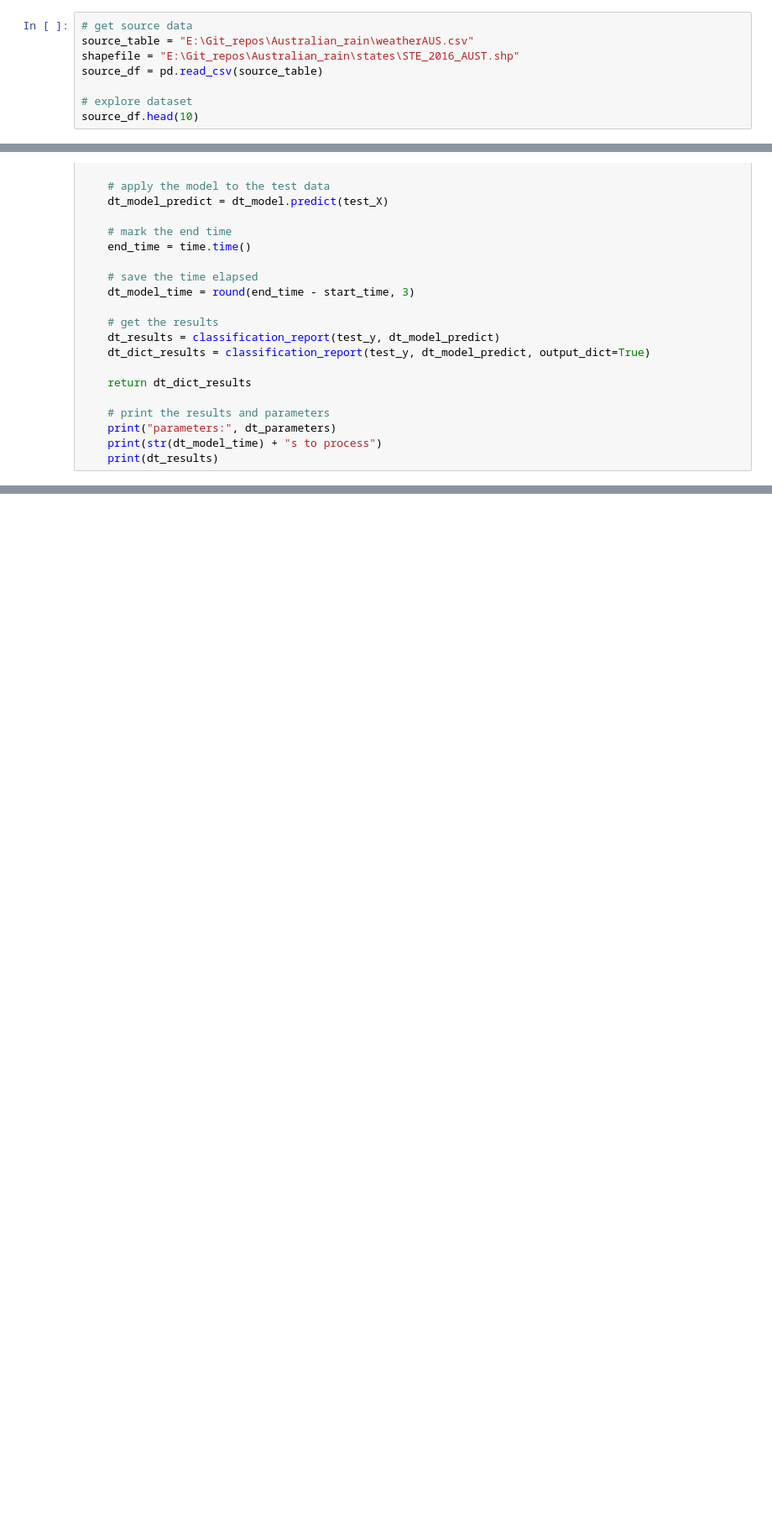
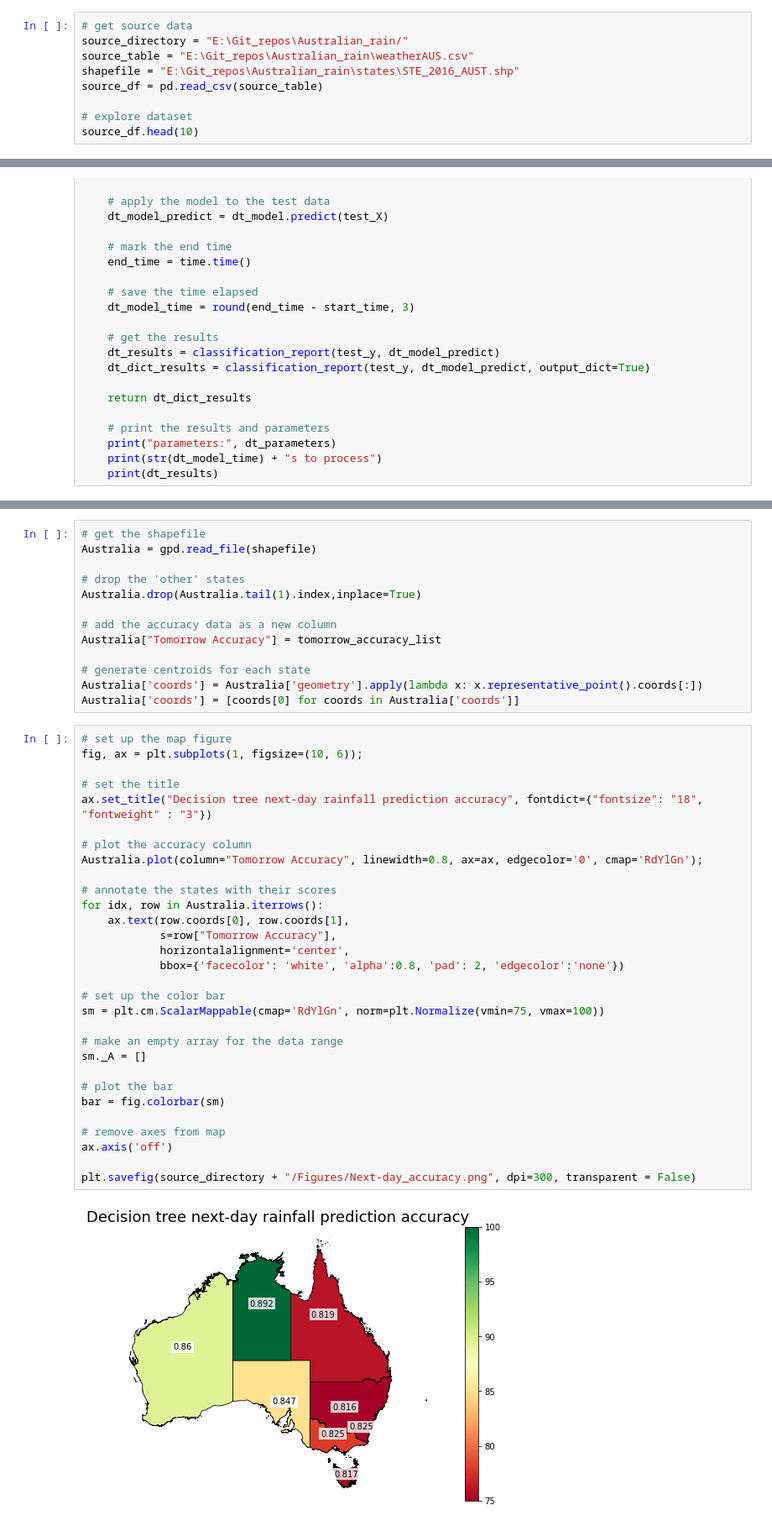
Before and after one commit to TimNagle-McNaughton/Australian_rain, a Jupyter notebook: Predicting_rain.ipynb, the cells around one changed output, grey strips where cells are left out. Shown at 84% size. Cells and saved outputs as stored; diff of their text form; blank space fills up the shorter version.

```diff
--- a/Predicting_rain.ipynb
+++ b/Predicting_rain.ipynb
@@ -30,6 +30,7 @@ import time
 import geopandas as gpd
 # %%
 # get source data
+source_directory = "E:\Git_repos\Australian_rain/"
 source_table = "E:\Git_repos\Australian_rain\weatherAUS.csv"
 shapefile = "E:\Git_repos\Australian_rain\states\STE_2016_AUST.shp"
 source_df = pd.read_csv(source_table)
@@ -287,0 +271,45 @@ Grid search time elapsed: 2.223036766052246
+# %%
+# get the shapefile
+Australia = gpd.read_file(shapefile)
+
+# drop the 'other' states
+Australia.drop(Australia.tail(1).index,inplace=True)
+
+# add the accuracy data as a new column
+Australia["Tomorrow Accuracy"] = tomorrow_accuracy_list
+
+# generate centroids for each state
+Australia['coords'] = Australia['geometry'].apply(lambda x: x.representative_point().coords[:])
+Australia['coords'] = [coords[0] for coords in Australia['coords']]
+# %%
+# set up the map figure
+fig, ax = plt.subplots(1, figsize=(10, 6));
+
+# set the title
+ax.set_title("Decision tree next-day rainfall prediction accuracy", fontdict={"fontsize": "18", "fontweight" : "3"})
+
+# plot the accuracy column
+Australia.plot(column="Tomorrow Accuracy", linewidth=0.8, ax=ax, edgecolor='0', cmap='RdYlGn');
+
+# annotate the states with their scores
+for idx, row in Australia.iterrows():
+    ax.text(row.coords[0], row.coords[1],
+            s=row["Tomorrow Accuracy"],
+            horizontalalignment='center',
+            bbox={'facecolor': 'white', 'alpha':0.8, 'pad': 2, 'edgecolor':'none'})
+
+# set up the color bar
+sm = plt.cm.ScalarMappable(cmap='RdYlGn', norm=plt.Normalize(vmin=75, vmax=100))
+
+# make an empty array for the data range
+sm._A = []
+
+# plot the bar
+bar = fig.colorbar(sm)
+
+# remove axes from map
+ax.axis('off')
+
+plt.savefig(source_directory + "/Figures/Next-day_accuracy.png", dpi=300, transparent = False)
+# %% [output]
+[figure, added]
```
Also changed, not shown: parts of 11 cells of this notebook.
